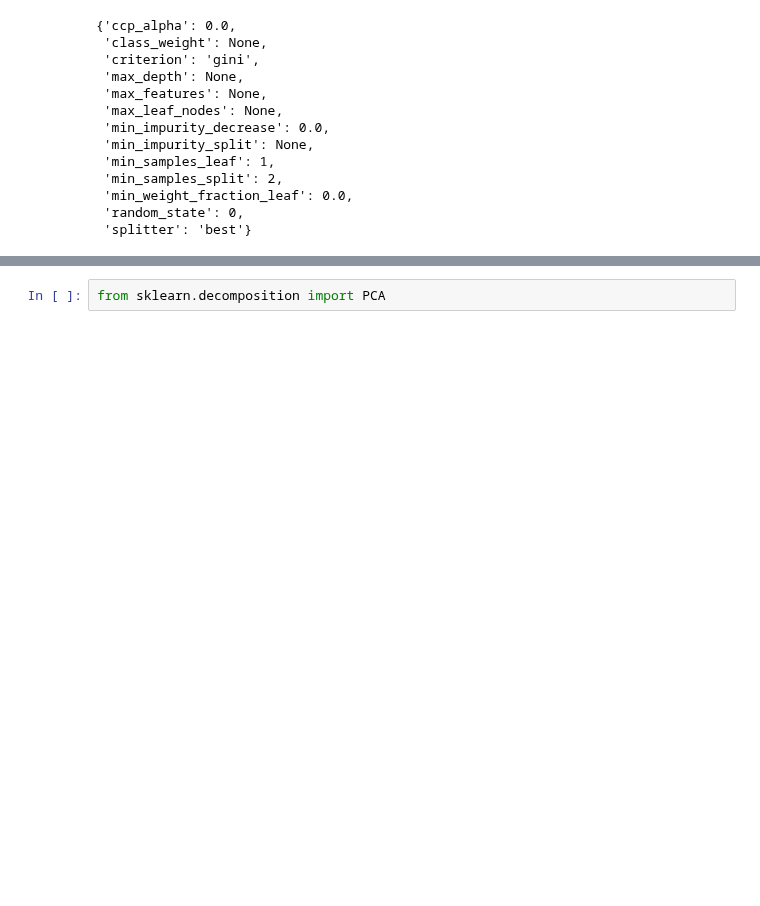
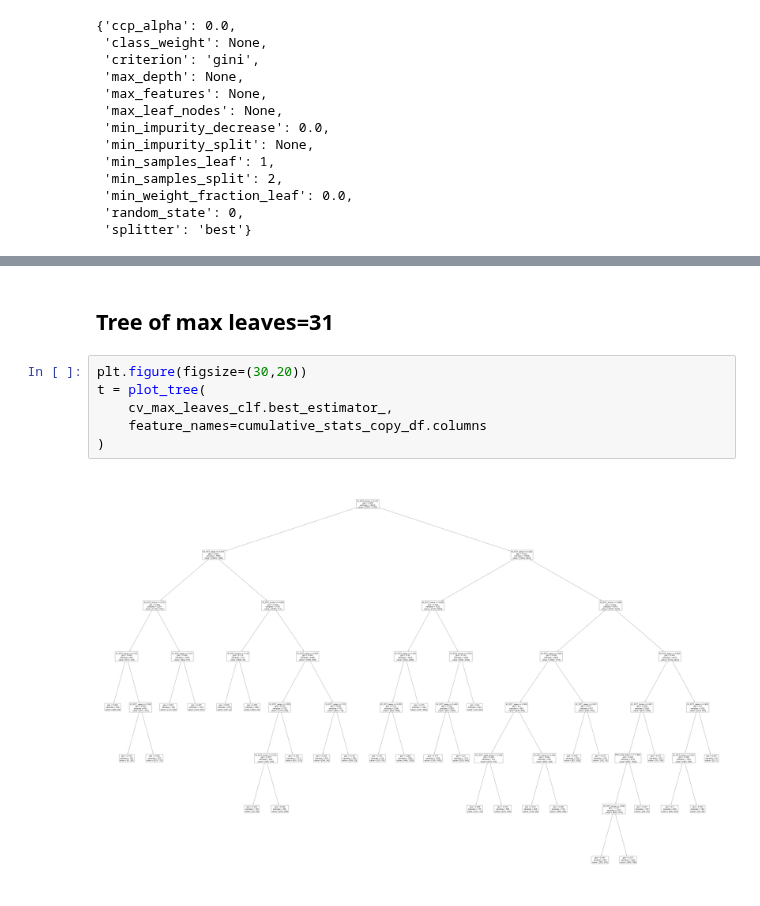
Before and after one commit to psalire/cmpe255-term-project, a Jupyter notebook: classifiers/decision-tree/decision_tree.ipynb, the cells around one changed output, grey strips where cells are left out. Drawn from its saved outputs; the diff is of its cells as text; blank space fills up the shorter version.

```diff
--- a/classifiers/decision-tree/decision_tree.ipynb
+++ b/classifiers/decision-tree/decision_tree.ipynb
@@ -213,2 +233,10 @@ plot_feature_importances(cv_max_features_clf.best_estimator_)
-# %%
-from sklearn.decomposition import PCA
+# %% [markdown]
+## Tree of max leaves=31
+# %%
+plt.figure(figsize=(30,20))
+t = plot_tree(
+    cv_max_leaves_clf.best_estimator_,
+    feature_names=cumulative_stats_copy_df.columns
+)
+# %% [output]
+[figure, added]
```
Also changed, not shown: parts of 14 cells of this notebook.
